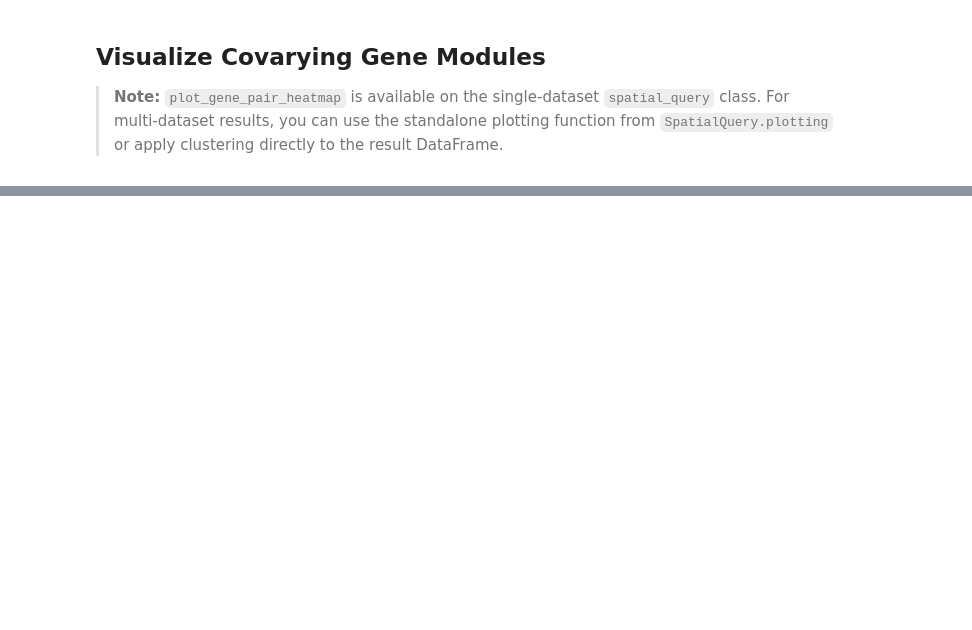
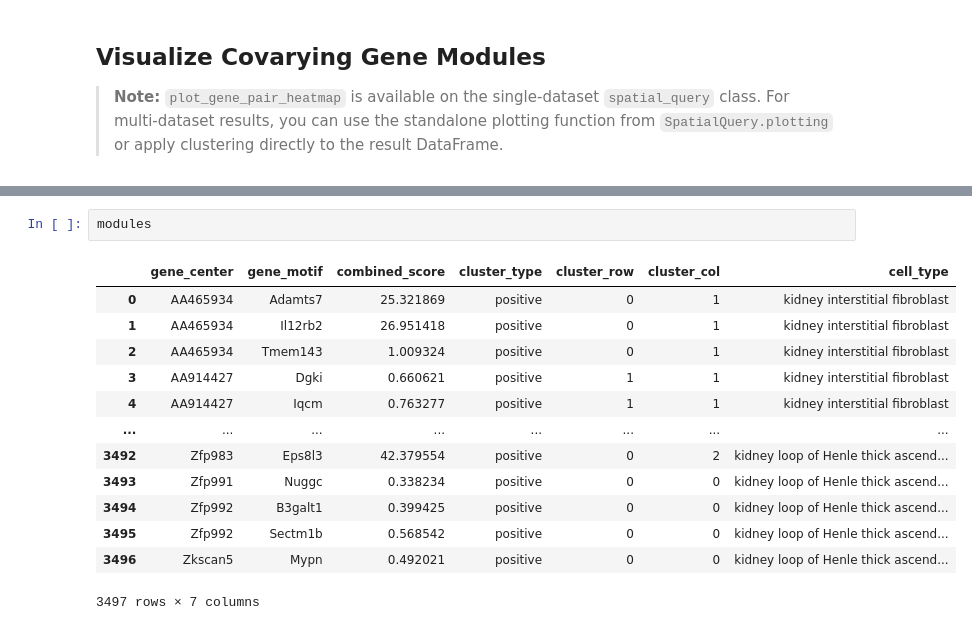
Before and after one commit to ShaokunAn/Spatial-Query, a Jupyter notebook: docs/examples/multi_gene_gene_covariation.ipynb, the cells around one changed output, grey strips where cells are left out. Cells and saved outputs as stored; diff of their text form; blank space fills up the shorter version.

```diff
--- a/docs/examples/multi_gene_gene_covariation.ipynb
+++ b/docs/examples/multi_gene_gene_covariation.ipynb
@@ -372,0 +382,16 @@ CD4+ T cells CD45RO+: Skipping neg with 1 rows and 1 columns.
+# %%
+modules
+# %% [output]
+|  | gene_center | gene_motif | combined_score | cluster_type | cluster_row | cluster_col | cell_type |
+| 0 | AA465934 | Adamts7 | 25.321869 | positive | 0 | 1 | kidney interstitial fibroblast |
+| 1 | AA465934 | Il12rb2 | 26.951418 | positive | 0 | 1 | kidney interstitial fibroblast |
+| 2 | AA465934 | Tmem143 | 1.009324 | positive | 0 | 1 | kidney interstitial fibroblast |
+| 3 | AA914427 | Dgki | 0.660621 | positive | 1 | 1 | kidney interstitial fibroblast |
+| 4 | AA914427 | Iqcm | 0.763277 | positive | 1 | 1 | kidney interstitial fibroblast |
+| ... | ... | ... | ... | ... | ... | ... | ... |
+| 3492 | Zfp983 | Eps8l3 | 42.379554 | positive | 0 | 2 | kidney loop of Henle thick ascend... |
+| 3493 | Zfp991 | Nuggc | 0.338234 | positive | 0 | 0 | kidney loop of Henle thick ascend... |
+| 3494 | Zfp992 | B3galt1 | 0.399425 | positive | 0 | 0 | kidney loop of Henle thick ascend... |
+| 3495 | Zfp992 | Sectm1b | 0.568542 | positive | 0 | 0 | kidney loop of Henle thick ascend... |
+| 3496 | Zkscan5 | Mypn | 0.492021 | positive | 0 | 0 | kidney loop of Henle thick ascend... |
+3497 rows × 7 columns
```
Also changed, not shown: parts of 30 cells of this notebook, 4 other files.
